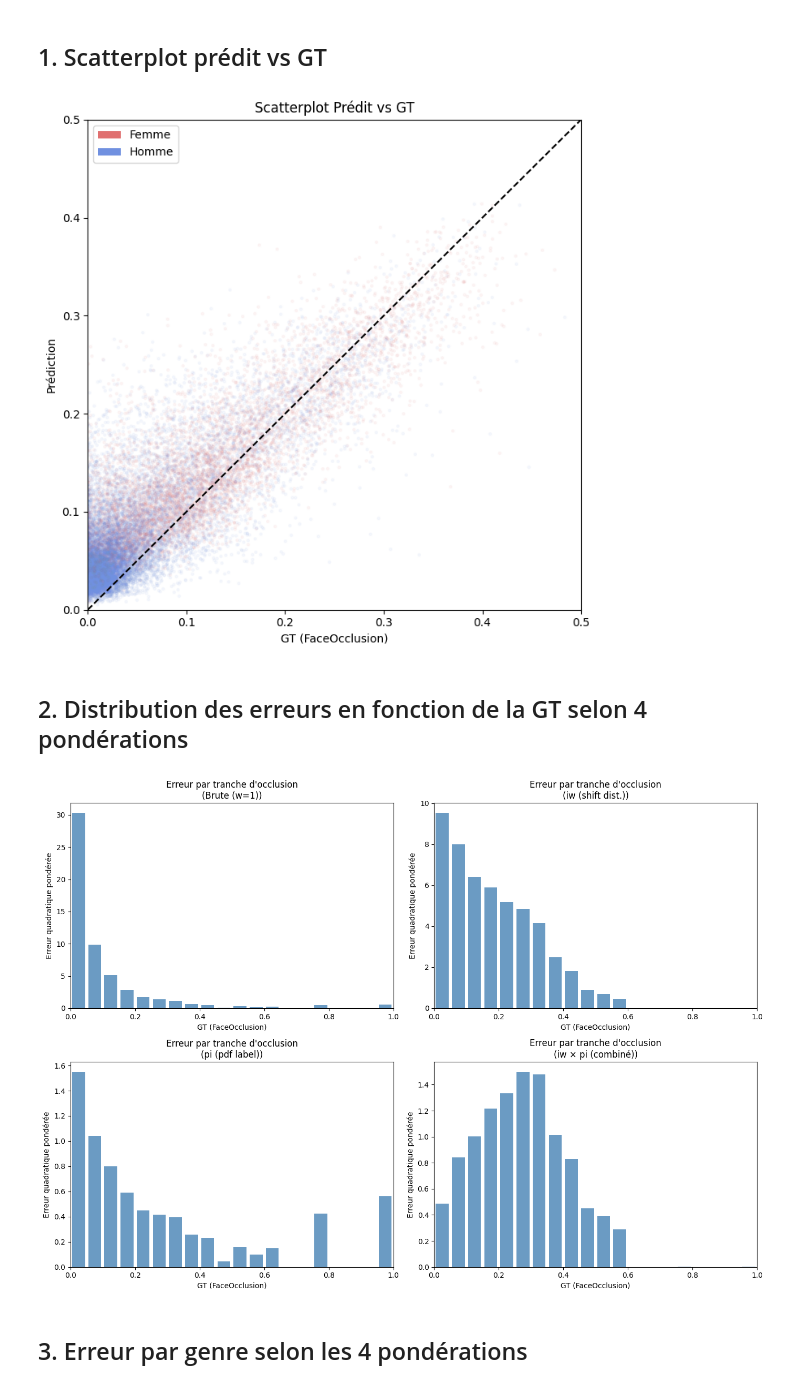
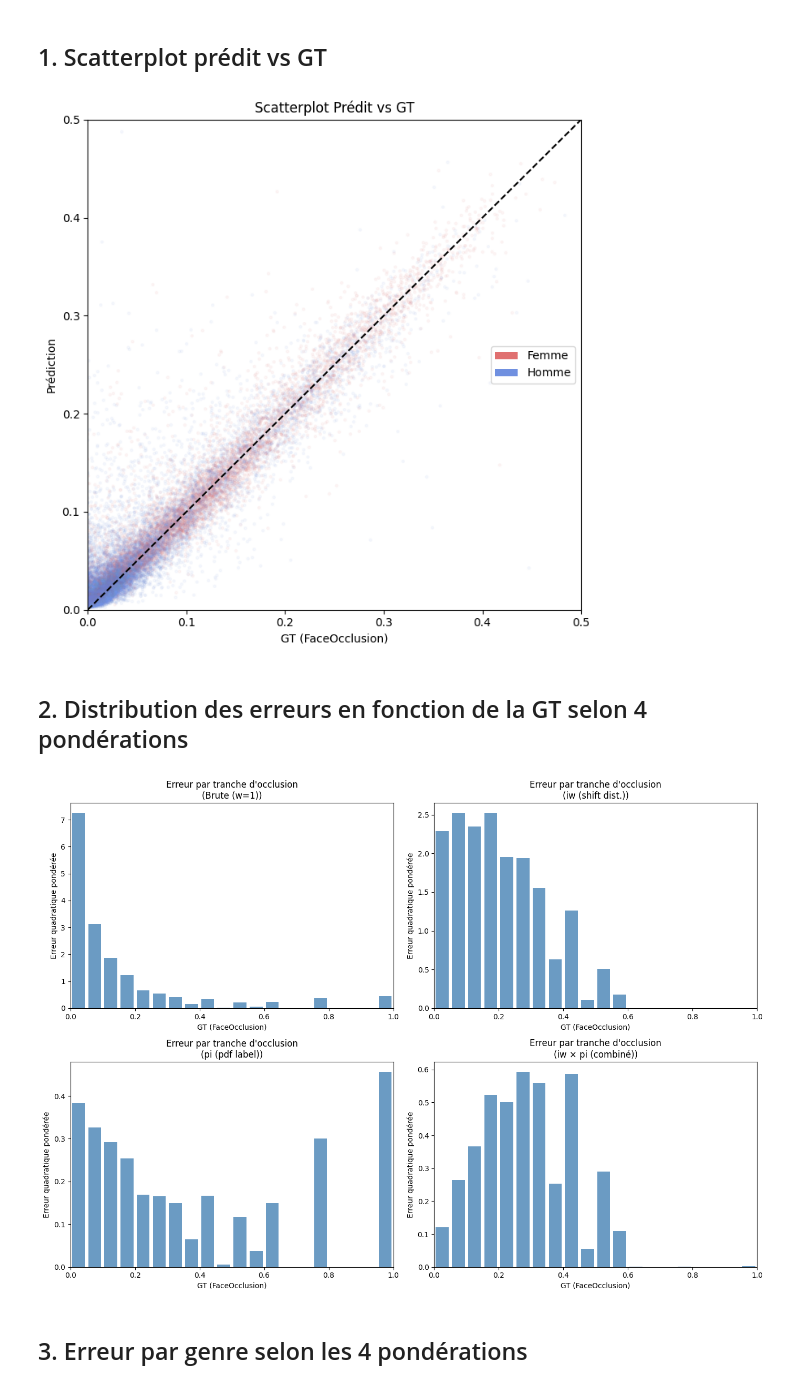
Before and after one commit to wjan244/DataChallenge2026, a Jupyter notebook: notebooks/diagnostic_dinov3.ipynb, the cells around one changed output. Drawn from its saved outputs; the diff is of its cells as text; code cells hidden in the pictures.

```diff
--- a/notebooks/diagnostic_dinov3.ipynb
+++ b/notebooks/diagnostic_dinov3.ipynb
@@ -8,15 +8,14 @@ import matplotlib.pyplot as plt
 import matplotlib.gridspec as gridspec
 
 # --- Chargement ---
-df = pd.read_csv('val.csv') # Dinov3 MLP probing CLS
-# df = pd.read_csv('lora_val_preds.csv') # LoRA MLP probing CLS
+df = pd.read_csv('../val_examples.csv')
 
 # --- Colonnes dérivées ---
-df['pi']       = 1/30 + df['FaceOcclusion']          # poids label
+df['pi']       = 1/30 + df['gt']          # poids label
 df['w_combined'] = df['iw'] * df['pi']               # produit des deux
-df['error']    = (df['pred'] - df['FaceOcclusion'])**2
+df['error']    = (df['pred'] - df['gt'])**2
 df['gender_label'] = df['gender'].map({0.0: 'Femme', 1.0: 'Homme'})
 
 print(f"Nb exemples : {len(df)}")
-print(df[['FaceOcclusion','pred','iw','pi','w_combined','error']].describe().round(4))
+print(df[['gt','pred','iw','pi','w_combined','error']].describe().round(4))
 # %% [output]
@@ -27,7 +35,7 @@ FileNotFoundError: [Errno 2] No such file or directory: 'val.csv'
 fig, ax = plt.subplots(figsize=(7, 7))
 
 colors = df['gender_label'].map({'Femme': '#e07070', 'Homme': '#7090e0'})
-ax.scatter(df['FaceOcclusion'], df['pred'], c=colors, alpha=0.05, s=5)
+ax.scatter(df['gt'], df['pred'], c=colors, alpha=0.05, s=5)
 
 # ligne idéale
 ax.plot([0, 0.5], [0, 0.5], 'k--', linewidth=1.5, label='Prédiction parfaite')
@@ -43,51 +51,49 @@ ax.set_ylabel('Prédiction')
 ax.set_title('Scatterplot Prédit vs GT')
 ax.set_xlim(0, 0.5); ax.set_ylim(0, 0.5)
 plt.tight_layout()
-plt.savefig('scatter_pred_gt.png', dpi=150)
 plt.show()
 # %% [output]
-[figure, old version]
+[figure, new version]
 # %% [markdown]
 ## 2. Distribution des erreurs en fonction de la GT selon 4 pondérations
 # %%
 N_BINS = 20
 bins = np.linspace(0, 1, N_BINS + 1)
 bin_centers = (bins[:-1] + bins[1:]) / 2
-df['bin'] = pd.cut(df['FaceOcclusion'], bins=bins, labels=False, include_lowest=True)
+df['bin'] = pd.cut(df['gt'], bins=bins, labels=False, include_lowest=True)
 
 pondérations = {
     'Brute (w=1)':        np.ones(len(df)),
     'iw (shift dist.)':   df['iw'],
     'pi (pdf label)':     df['pi'],
     'iw × pi (combiné)':  df['w_combined'],
 }
 
 fig, axes = plt.subplots(2, 2, figsize=(14, 10), sharey=False)
 axes = axes.flatten()
 
 for ax, (nom, w) in zip(axes, pondérations.items()):
     w = np.array(w)
     erreur_par_bin = []
     for b in range(N_BINS):
         mask = df['bin'] == b
         if mask.sum() == 0:
             erreur_par_bin.append(np.nan)
         else:
             e = df.loc[mask, 'error'].values
             wi = w[mask]
             erreur_par_bin.append(np.sum(wi * e))
 
     ax.bar(bin_centers, erreur_par_bin, width=0.04, color='steelblue', alpha=0.8)
     ax.set_xlabel('GT (FaceOcclusion)')
     ax.set_ylabel('Erreur quadratique pondérée')
     ax.set_title(f'Erreur par tranche d\'occlusion\n({nom})')
     ax.set_xlim(0, 1)
 
 plt.tight_layout()
-plt.savefig('erreur_par_gt_4pondérations.png', dpi=150)
 plt.show()
 # %% [output]
-[figure, old version]
+[figure, new version]
 # %% [markdown]
 ## 3. Erreur par genre selon les 4 pondérations
 # %%
```
Also changed, not shown: parts of 5 cells of this notebook, 4 other files.
